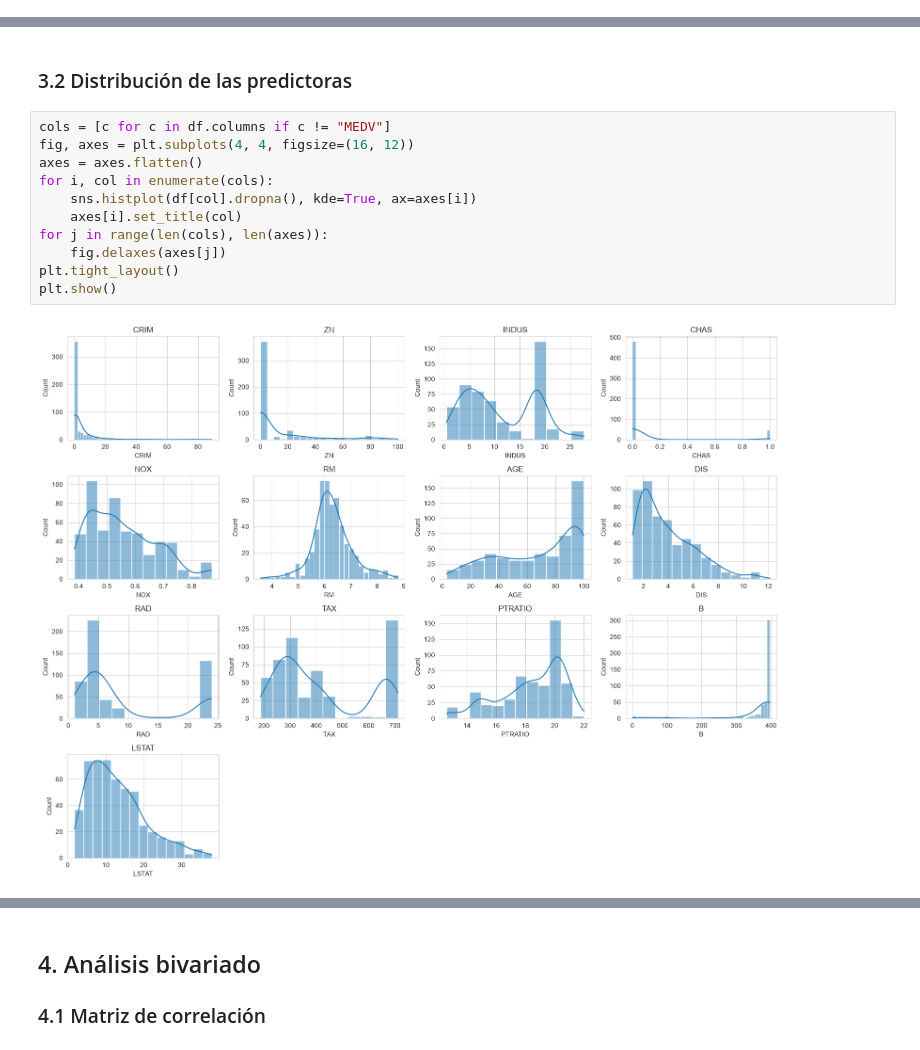
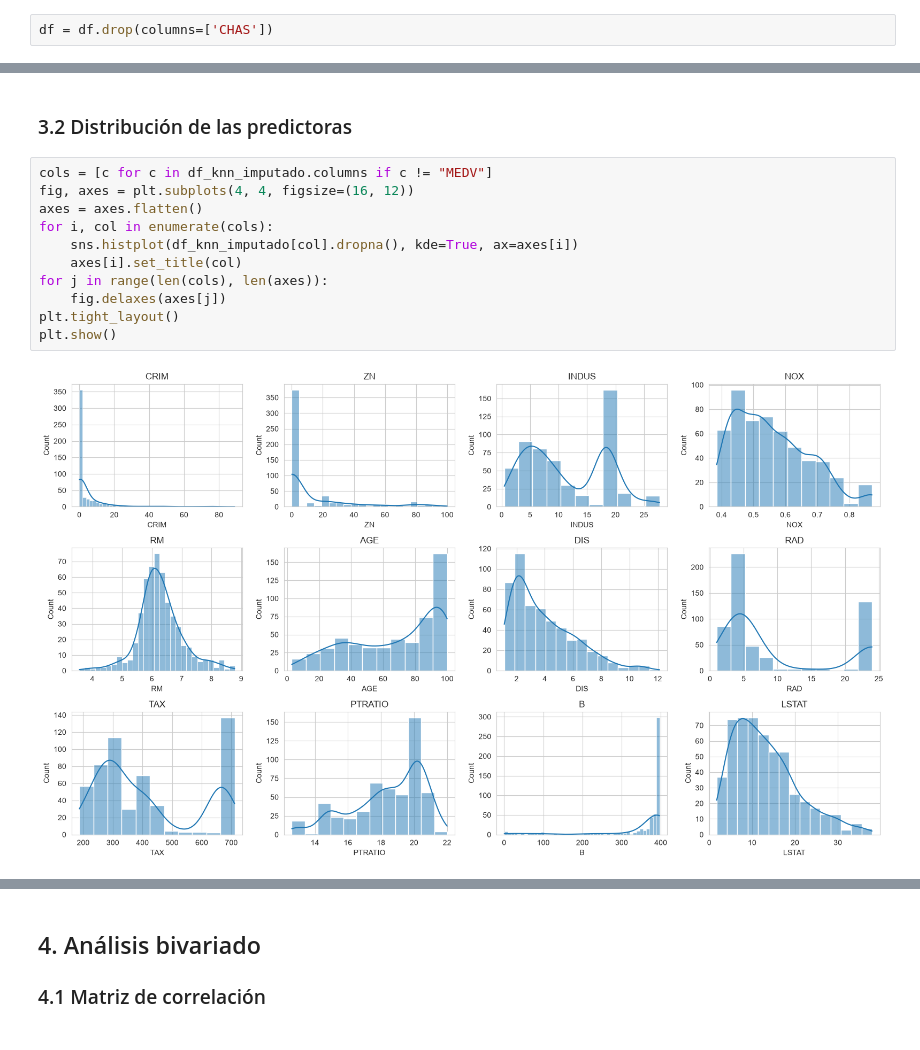
Before and after one commit to alejacos/TP_AA1_Acosta_Hauret_Rinaldi_Torres, a Jupyter notebook: TP_1/scr/EDA_AA_1_TP_1_mas_simple.ipynb, the cells around one changed output, grey strips where cells are left out. Saved outputs shown, nothing was run; the diff lists cells and outputs as text.

```diff
--- a/TP_1/scr/EDA_AA_1_TP_1_mas_simple.ipynb
+++ b/TP_1/scr/EDA_AA_1_TP_1_mas_simple.ipynb
@@ -170,3 +182,5 @@ Cantidad de nulos por columna:
+# %%
+df = df.drop(columns=['CHAS'])
 # %%
 nulos_por_fila = df.isna().sum(axis=1)
 print("Cantidad de nulos por fila:\n",nulos_por_fila.value_counts().sort_index())
@@ -214,15 +300,15 @@ Curtosis de MEDV: 1.1743
 # %% [markdown]
 ### 3.2 Distribución de las predictoras
 # %%
-cols = [c for c in df.columns if c != "MEDV"]
+cols = [c for c in df_knn_imputado.columns if c != "MEDV"]
 fig, axes = plt.subplots(4, 4, figsize=(16, 12))
 axes = axes.flatten()
 for i, col in enumerate(cols):
-    sns.histplot(df[col].dropna(), kde=True, ax=axes[i])
+    sns.histplot(df_knn_imputado[col].dropna(), kde=True, ax=axes[i])
     axes[i].set_title(col)
 for j in range(len(cols), len(axes)):
     fig.delaxes(axes[j])
 plt.tight_layout()
 plt.show()
 # %% [output]
-[figure, old version]
+[figure, new version]
```
Also changed, not shown: parts of 25 cells of this notebook, 1 other file.
